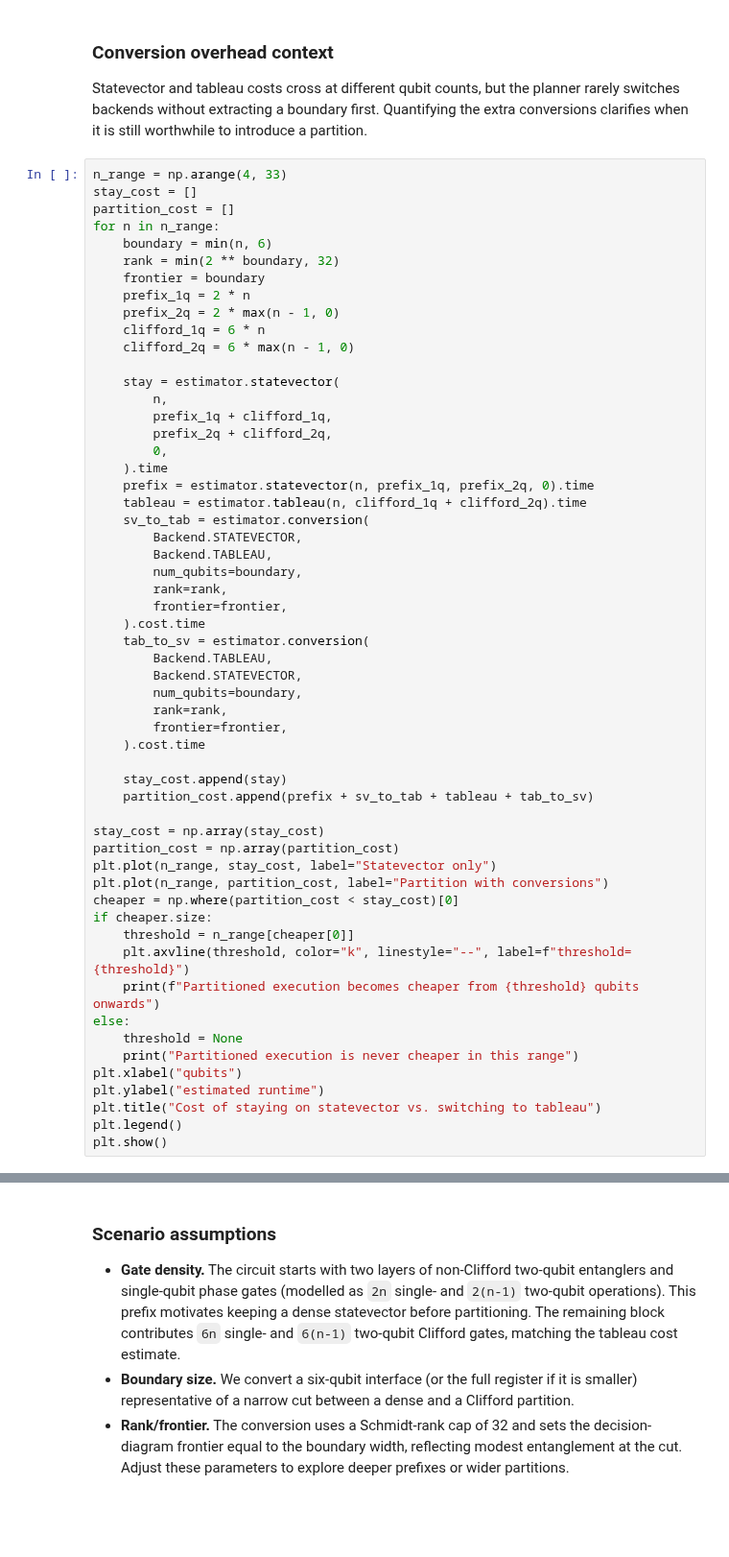
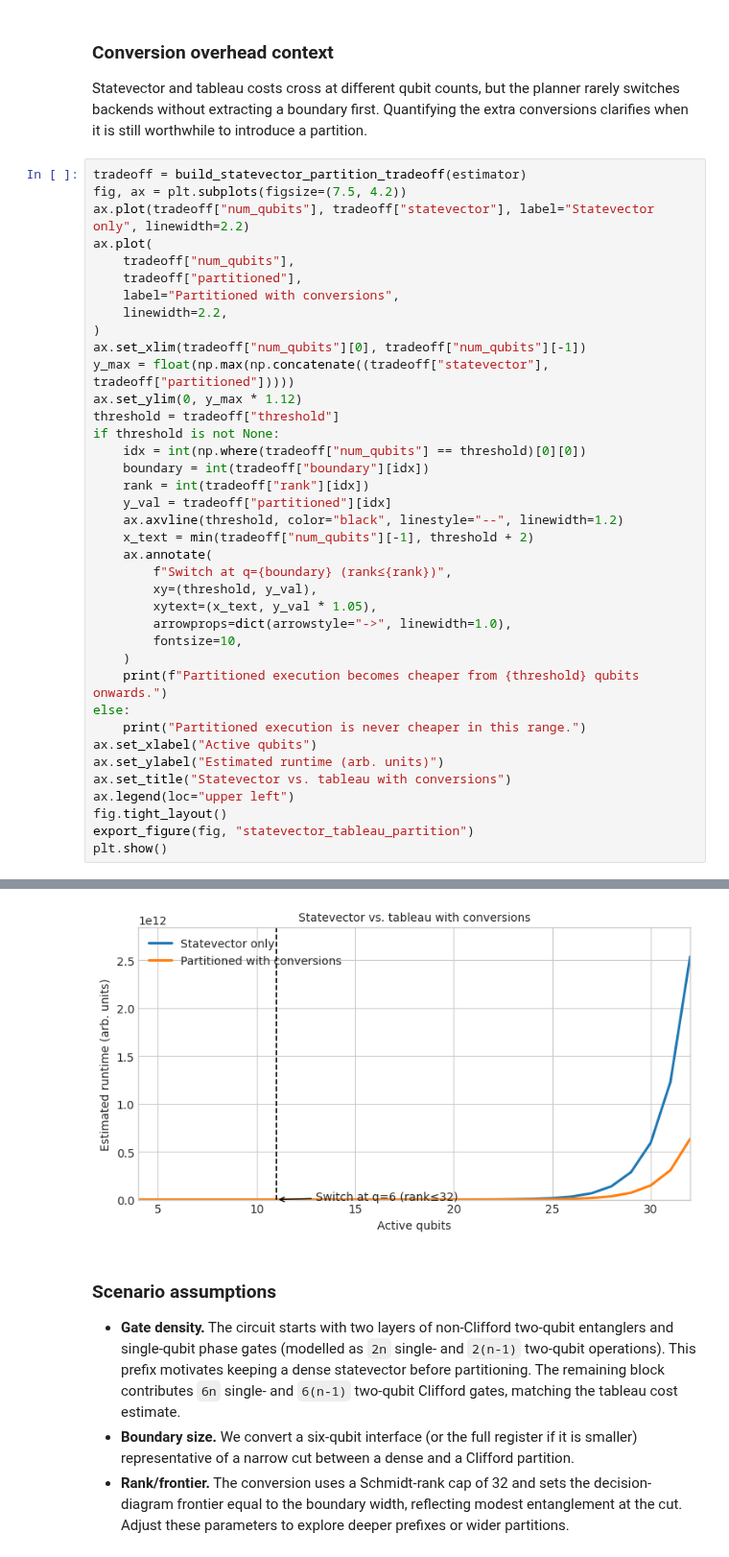
Before and after one commit to tmlittau/QuASAr, a Jupyter notebook: docs/partitioning_thresholds.ipynb, the cells around one changed output, grey strips where cells are left out. Shown at 96% size. Cells and saved outputs as stored; diff of their text form; blank space fills up the shorter version.

```diff
--- a/docs/partitioning_thresholds.ipynb
+++ b/docs/partitioning_thresholds.ipynb
@@ -51,58 +93,41 @@ rarely switches backends without extracting a boundary first. Quantifying the
 extra conversions clarifies when it is still worthwhile to introduce a
 partition.
 # %%
-n_range = np.arange(4, 33)
-stay_cost = []
-partition_cost = []
-for n in n_range:
-    boundary = min(n, 6)
-    rank = min(2 ** boundary, 32)
-    frontier = boundary
-    prefix_1q = 2 * n
-    prefix_2q = 2 * max(n - 1, 0)
-    clifford_1q = 6 * n
-    clifford_2q = 6 * max(n - 1, 0)
-
-    stay = estimator.statevector(
-        n,
-        prefix_1q + clifford_1q,
-        prefix_2q + clifford_2q,
-        0,
-    ).time
-    prefix = estimator.statevector(n, prefix_1q, prefix_2q, 0).time
-    tableau = estimator.tableau(n, clifford_1q + clifford_2q).time
-    sv_to_tab = estimator.conversion(
-        Backend.STATEVECTOR,
-        Backend.TABLEAU,
-        num_qubits=boundary,
-        rank=rank,
-        frontier=frontier,
-    ).cost.time
-    tab_to_sv = estimator.conversion(
-        Backend.TABLEAU,
-        Backend.STATEVECTOR,
-        num_qubits=boundary,
-        rank=rank,
-        frontier=frontier,
-    ).cost.time
-
-    stay_cost.append(stay)
-    partition_cost.append(prefix + sv_to_tab + tableau + tab_to_sv)
-
-stay_cost = np.array(stay_cost)
-partition_cost = np.array(partition_cost)
-plt.plot(n_range, stay_cost, label="Statevector only")
-plt.plot(n_range, partition_cost, label="Partition with conversions")
-cheaper = np.where(partition_cost < stay_cost)[0]
-if cheaper.size:
-    threshold = n_range[cheaper[0]]
-    plt.axvline(threshold, color="k", linestyle="--", label=f"threshold={threshold}")
-    print(f"Partitioned execution becomes cheaper from {threshold} qubits onwards")
+tradeoff = build_statevector_partition_tradeoff(estimator)
+fig, ax = plt.subplots(figsize=(7.5, 4.2))
+ax.plot(tradeoff["num_qubits"], tradeoff["statevector"], label="Statevector only", linewidth=2.2)
+ax.plot(
+    tradeoff["num_qubits"],
+    tradeoff["partitioned"],
+    label="Partitioned with conversions",
+    linewidth=2.2,
+)
+ax.set_xlim(tradeoff["num_qubits"][0], tradeoff["num_qubits"][-1])
+y_max = float(np.max(np.concatenate((tradeoff["statevector"], tradeoff["partitioned"]))))
+ax.set_ylim(0, y_max * 1.12)
+threshold = tradeoff["threshold"]
+if threshold is not None:
+    idx = int(np.where(tradeoff["num_qubits"] == threshold)[0][0])
+    boundary = int(tradeoff["boundary"][idx])
+    rank = int(tradeoff["rank"][idx])
+    y_val = tradeoff["partitioned"][idx]
+    ax.axvline(threshold, color="black", linestyle="--", linewidth=1.2)
+    x_text = min(tradeoff["num_qubits"][-1], threshold + 2)
+    ax.annotate(
+        f"Switch at q={boundary} (rank≤{rank})",
+        xy=(threshold, y_val),
+        xytext=(x_text, y_val * 1.05),
+        arrowprops=dict(arrowstyle="->", linewidth=1.0),
+        fontsize=10,
+    )
+    print(f"Partitioned execution becomes cheaper from {threshold} qubits onwards.")
 else:
-    threshold = None
-    print("Partitioned execution is never cheaper in this range")
-plt.xlabel("qubits")
-plt.ylabel("estimated runtime")
-plt.title("Cost of staying on statevector vs. switching to tableau")
-plt.legend()
+    print("Partitioned execution is never cheaper in this range.")
+ax.set_xlabel("Active qubits")
+ax.set_ylabel("Estimated runtime (arb. units)")
+ax.set_title("Statevector vs. tableau with conversions")
+ax.legend(loc="upper left")
+fig.tight_layout()
+export_figure(fig, "statevector_tableau_partition")
 plt.show()
+# %% [output]
@@ -109,3 +135,4 @@ plt.show()
+[figure, added]
 # %% [markdown]
 ### Scenario assumptions
 
```
Also changed, not shown: parts of 8 cells of this notebook, 10 other files.
